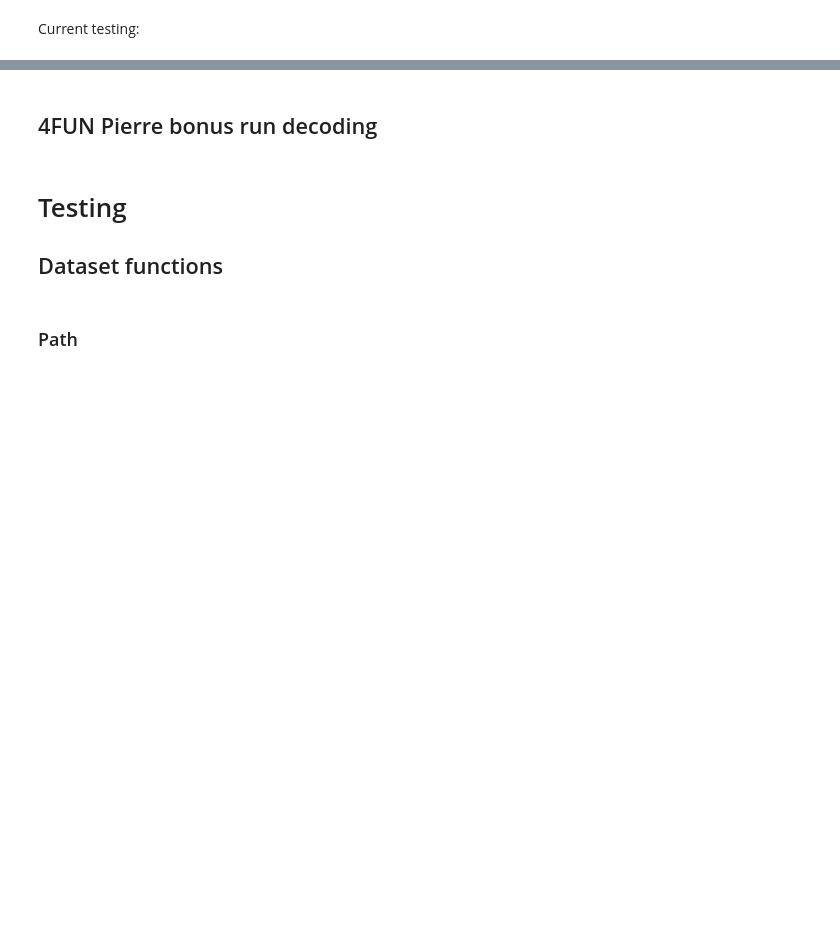
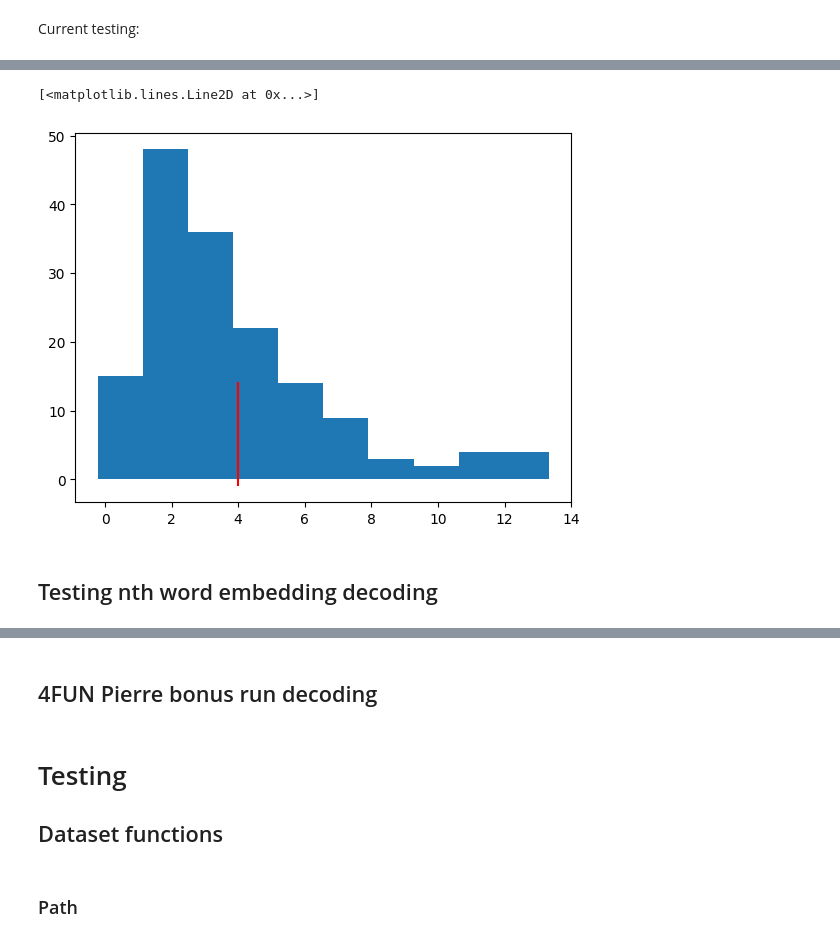
Before and after one commit to BelCorentin/neurospin-petit-prince, a Jupyter notebook: decoding/local_testing/testing_functions.ipynb, the cells around one changed output, grey strips where cells are left out. Cells and saved outputs as stored; diff of their text form; code cells hidden in the pictures; blank space fills up the shorter version.

```diff
--- a/decoding/local_testing/testing_functions.ipynb
+++ b/decoding/local_testing/testing_functions.ipynb
@@ -334,0 +188,8 @@ OSError: [Errno 5] Input/output error
+# %%
+from dataset import populate_metadata_epochs
+modality = "auditory"
+decoding_criterion = 'wlength'
+start = 'onset'
+level = 'sentence'
+subject = '26'
+meta = populate_metadata_epochs(modality, subject, level, start, runs=1, decoding_criterion=decoding_criterion).metadata
@@ -334,0 +242,14 @@ OSError: [Errno 5] Input/output error
+# %%
+meta['sentence_duration'] = meta['sentence_stop'].diff().fillna(0)
+x = meta.sentence_duration[1:]
+import matplotlib.pyplot as plt
+plt.hist(x)
+xmin, xmax = plt.xlim()
+
+# Plot a red line at x = 4
+plt.plot([4, 4], [xmin, xmax], color='r')
+# %% [output]
+[<matplotlib.lines.Line2D at 0x...>]
+[figure, added]
+# %% [markdown]
+## Testing nth word embedding decoding
```
Also changed, not shown: parts of 49 cells of this notebook, 26 other files.
